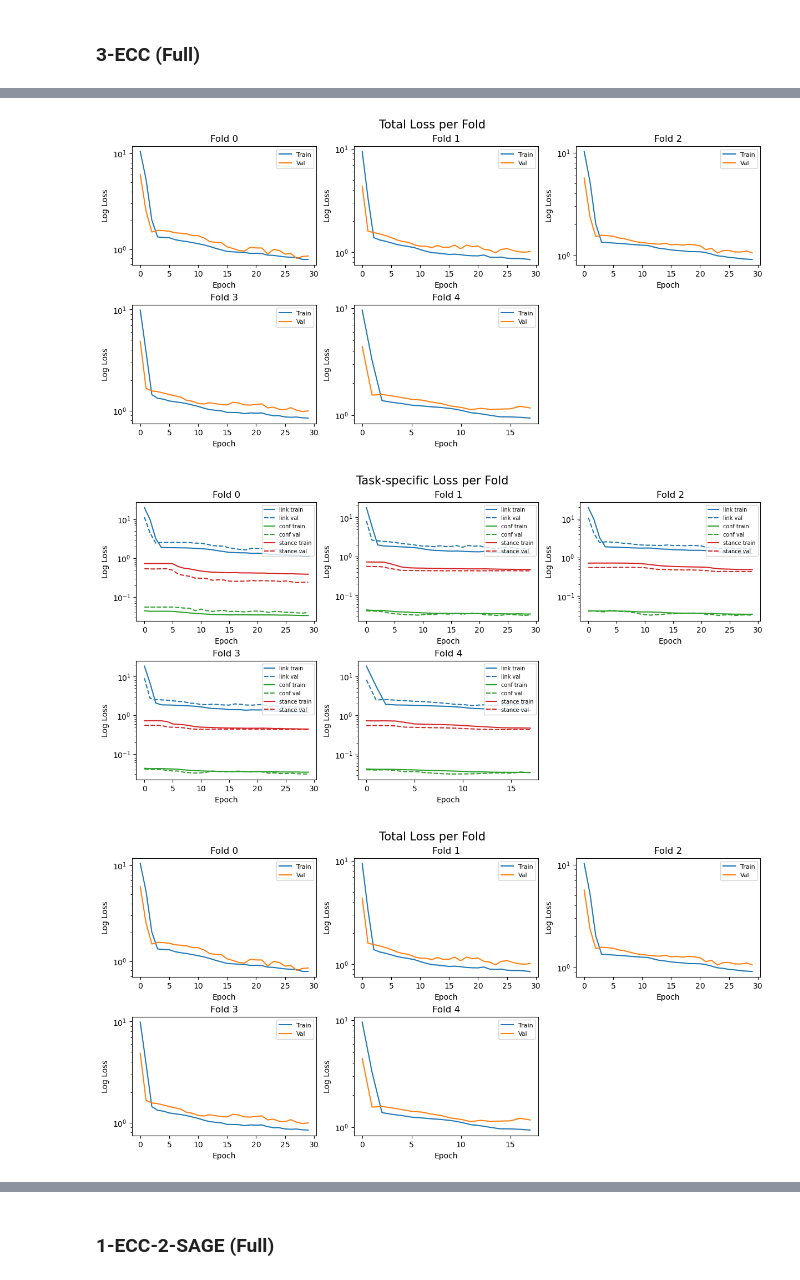
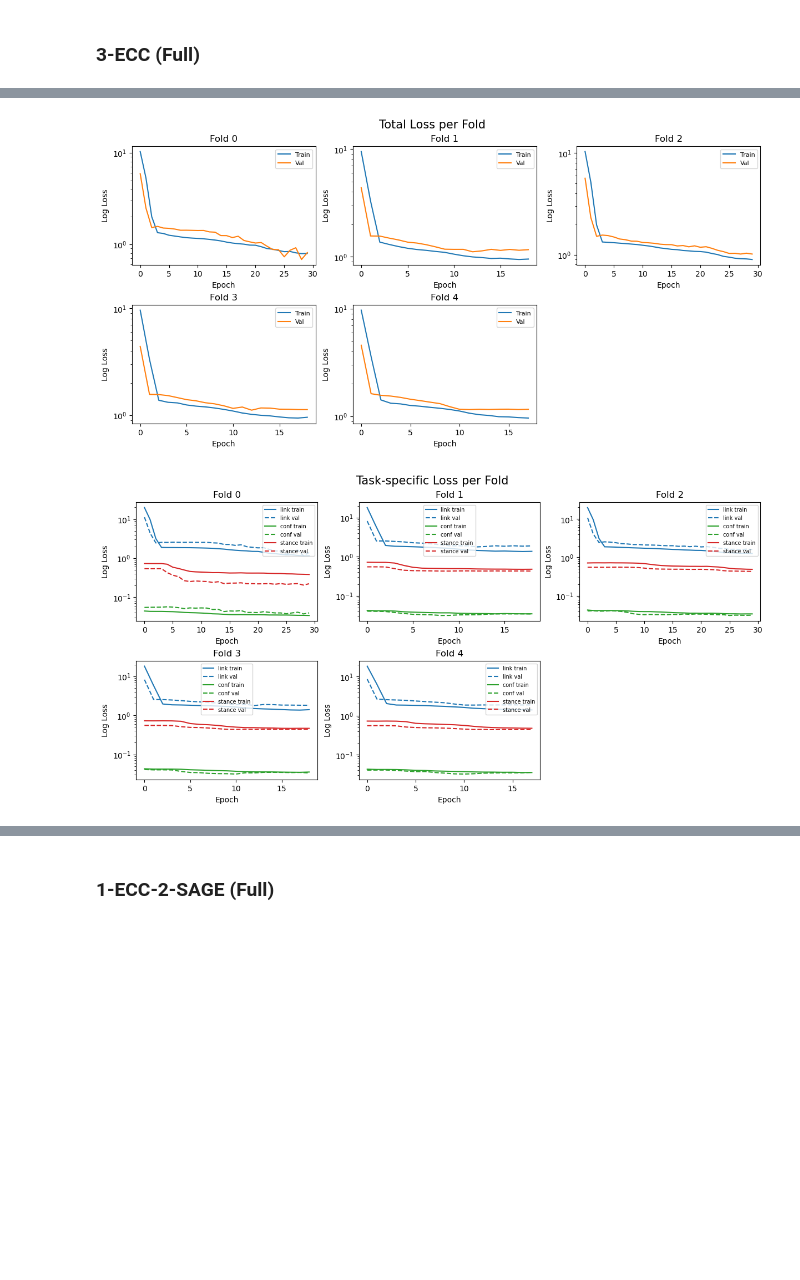
Before and after one commit to dutchmilkk/ecs_msc_project, a Jupyter notebook: ablation_study.ipynb, the cells around one changed output, grey strips where cells are left out. Drawn from its saved outputs; the diff is of its cells as text; code cells hidden in the pictures; blank space fills up the shorter version.

```diff
--- a/ablation_study.ipynb
+++ b/ablation_study.ipynb
@@ -109,20 +109,18 @@ BASE_TRAIN_ARGS = dict(
     neg_sample_ratio = 0.5,
     temp_reg_weight = 0.1,
     val_n_last = 1, # or val_pct_last = 0.25 (pick either one)
+    val_gap_n = 1,
+    task_weights = {"link": 1.0, "conf": 1.0, "stance": 1.0}
 )
 
 # To store cv results later
 TRAIN_RESULTS = {
-    "3-GCN": None,
-    "3-SAGE": None,
     "3-ECC": None,
     "1-ECC-2-SAGE": None,
     "1-SAGE-2-ECC": None,
     "2-SAGE-1-ECC": None,
 }
 TRAINED_MODELS = {
-    "3-GCN": None,
-    "3-SAGE": None,
     "3-ECC": None,
     "1-ECC-2-SAGE": None,
     "1-SAGE-2-ECC": None,
@@ -191,16 +162,0 @@ _2sage_1ecc_F_margs = BASE_MODEL_ARGS | dict(
-# %%
-print("Training 3-GCN...")
-
-_3gcn_model, _3gcn_results, _3gcn_cv_history = run_cv_training(
-    graph_data = PYG_GRAPHS,
-    model_args = _3gcn_margs,
-    train_args = lo_train_args,
-    model_class = MultitaskDebateGNN,
-    live_plot = False
-)
-# Save trained model and result to dict
-TRAIN_RESULTS['3-GCN'] = _3gcn_results
-TRAINED_MODELS['3-GCN'] = _3gcn_model
-
-# Plot cv losses
-plot_cv_losses(_3gcn_cv_history)
@@ -231,15 +162,0 @@ Dataset Overview:
-# %%
-print("Training 3-SAGE...")
-_3sage_model, _3sage_results, _3sage_cv_history = run_cv_training(
-    graph_data = PYG_GRAPHS,
-    model_args = _3sage_margs,
-    train_args = lo_train_args,
-    model_class = MultitaskDebateGNN,
-    live_plot = False
-)
-# Save trained model and result to dict
-TRAIN_RESULTS['3-SAGE'] = _3sage_results
-TRAINED_MODELS['3-SAGE'] = _3sage_model
-
-# Plot cv losses
-plot_cv_losses(_3sage_cv_history)
@@ -272,16 +167,13 @@ print("Training 3-ECC...")
 _3ecc_model, _3ecc_results, _3ecc_cv_history = run_cv_training(
     graph_data = PYG_GRAPHS,
     model_args = _3ecc_F_margs,
-    train_args = full_train_args,
+    train_args = BASE_TRAIN_ARGS,
     model_class = MultitaskDebateGNN,
     live_plot = False
 )
 # Save trained model and result to dict
 TRAIN_RESULTS['3-ECC'] = _3ecc_results
 TRAINED_MODELS['3-ECC'] = _3ecc_model
-
-# Plot cv losses
-plot_cv_losses(_3ecc_cv_history)
 # %% [output]
 Training 3-ECC...
 
@@ -303,3 +195,2 @@ Dataset Overview:
-[figure, old version]
+[figure, new version]
-[figure, old version]
+[figure, new version]
-[figure, removed]
```
Also changed, not shown: parts of 12 cells of this notebook, 1 other file.
